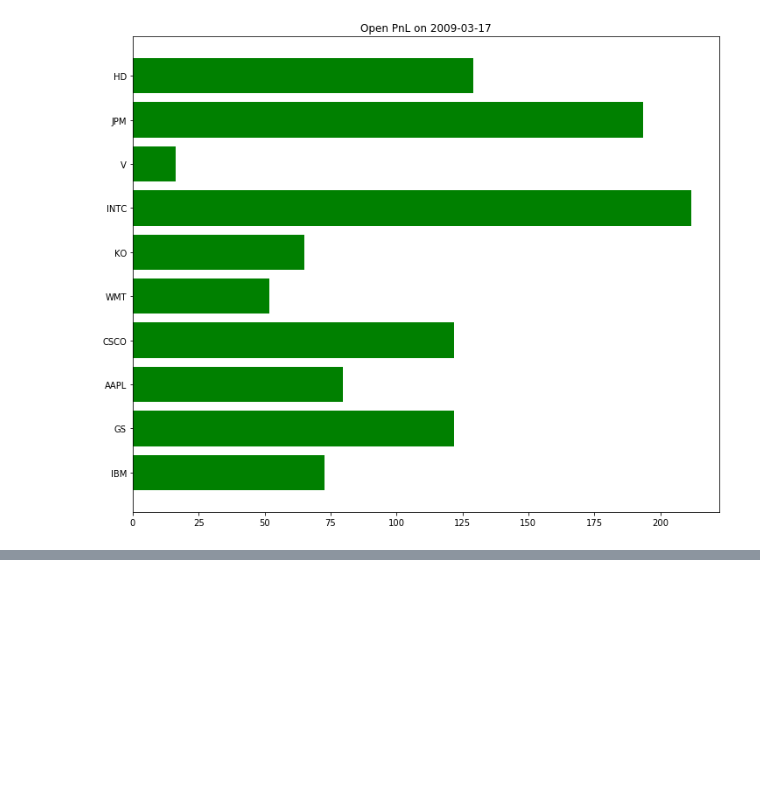
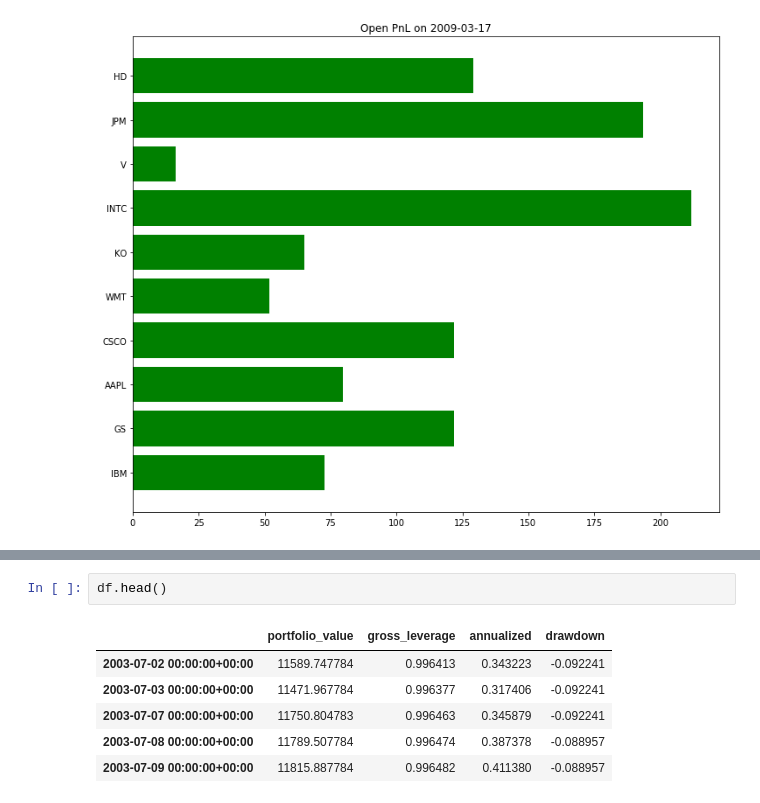
Before and after one commit to melaniemkwon/trading-evolved, a Jupyter notebook: Chapter 8 - Analyzing Backtests/_notes_backtest_analysis.ipynb, the cells around one changed output, grey strips where cells are left out. Cells and saved outputs as stored; diff of their text form; blank space fills up the shorter version.

```diff
--- a/Chapter 8 - Analyzing Backtests/_notes_backtest_analysis.ipynb
+++ b/Chapter 8 - Analyzing Backtests/_notes_backtest_analysis.ipynb
@@ -395,0 +458,9 @@ plt.show()
+# %%
+df.head()
+# %% [output]
+|  | portfolio_value | gross_leverage | annualized | drawdown |
+| 2003-07-02 00:00:00+00:00 | 11589.747784 | 0.996413 | 0.343223 | -0.092241 |
+| 2003-07-03 00:00:00+00:00 | 11471.967784 | 0.996377 | 0.317406 | -0.092241 |
+| 2003-07-07 00:00:00+00:00 | 11750.804783 | 0.996463 | 0.345879 | -0.092241 |
+| 2003-07-08 00:00:00+00:00 | 11789.507784 | 0.996474 | 0.387378 | -0.088957 |
+| 2003-07-09 00:00:00+00:00 | 11815.887784 | 0.996482 | 0.411380 | -0.088957 |
```
Also changed, not shown: parts of 11 cells of this notebook.
